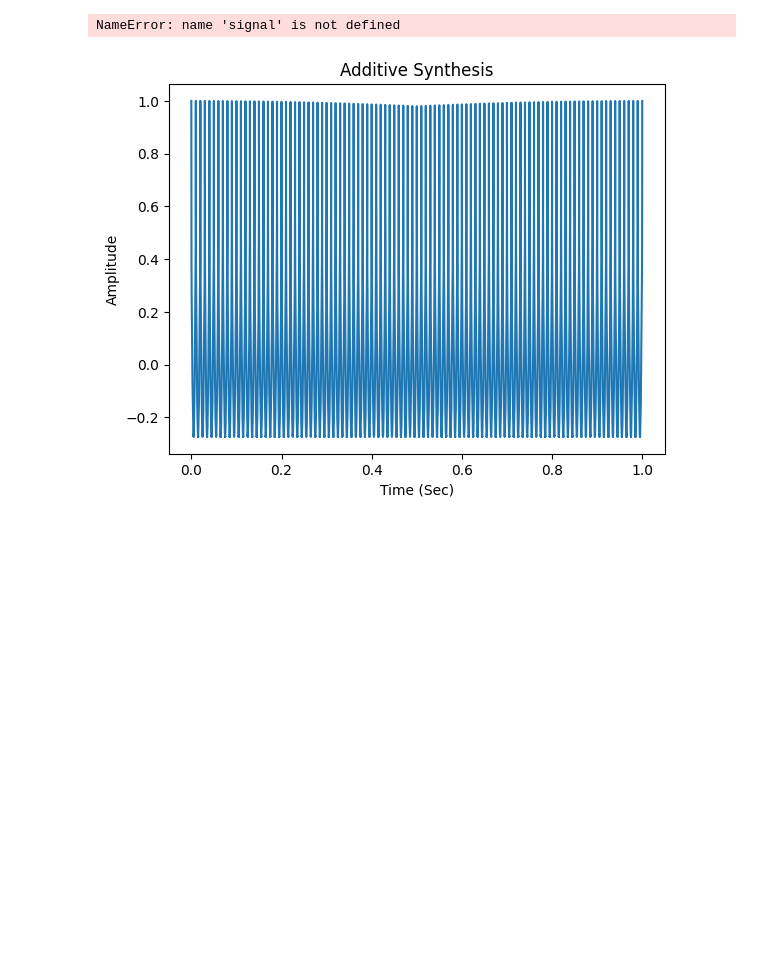
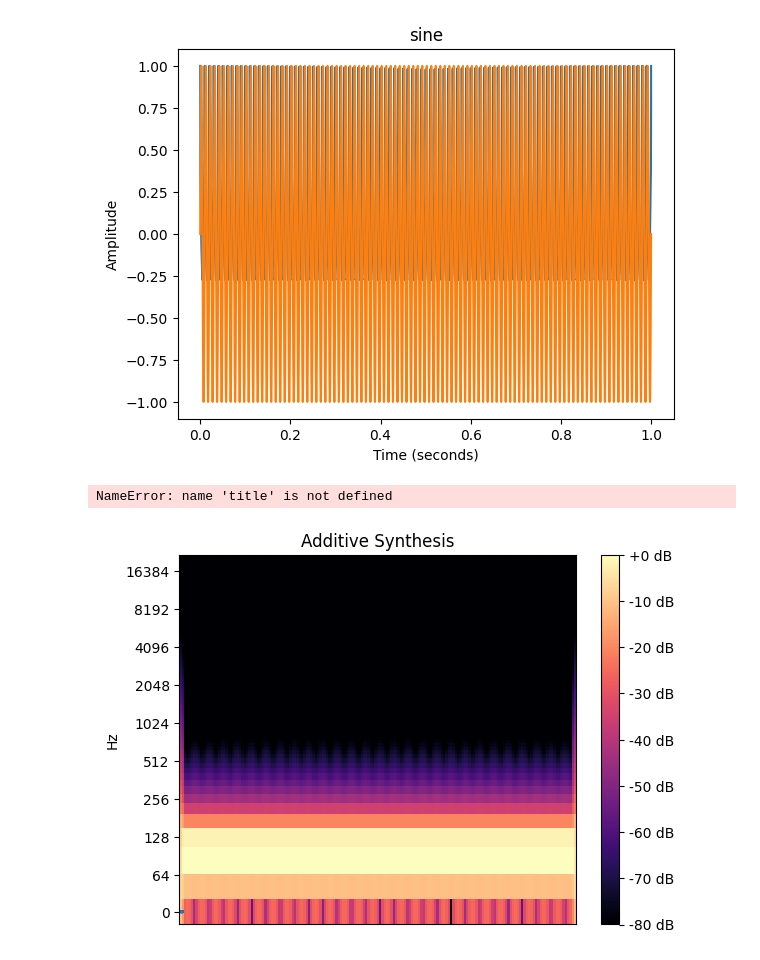
Before and after one commit to EhrenWade/MusicComputing, a Jupyter notebook: assignments/labAssignment4.ipynb, the cells around one changed output. Drawn from its saved outputs; the diff is of its cells as text; code cells hidden in the pictures; blank space fills up the shorter version.

```diff
--- a/assignments/labAssignment4.ipynb
+++ b/assignments/labAssignment4.ipynb
@@ -40,6 +40,12 @@ def plotAudio2(sig,sampleRate,title):
 def plotAudioFreqDomain():
 
     # from Assignment 3
+
+    signal= makeWaveforms(frequency, samplingRate, numHarmonics, waveType)
+
+    sig = signal
+
+    sr = samplingRate
 
     spec = librosa.amplitude_to_db(np.abs(librosa.stft(sig,n_fft=winSize)),ref=np.max)
 
@@ -119,11 +125,11 @@ def visualizeWaveforms(frequency, samplingRate, numHarmonics, waveType):
   # call makeWaveform()
   # test whether makeWaveforms() runs without error before you try plotting anything
 
-  makeWaveforms(frequency, samplingRate, numHarmonics, waveType)
+  signal = makeWaveforms(frequency, samplingRate, numHarmonics, waveType)
 
   # call plotAudio2()
 
-  plotAudio2(signal,sampleRate,title)
+  plotAudio2(signal,samplingRate,waveType)
 
   # call plotAudioFreqDomain()
 
@@ -131,25 +137,24 @@ def visualizeWaveforms(frequency, samplingRate, numHarmonics, waveType):
 
   # return the output of makeWaveform()
 
-  return makeWaveforms(frequency, samplingRate, numHarmonics, waveType)
+  return signal
 # %%
 frequency = 100
 samplingRate = 44100
 numHarmonics = 100
 waveType = 'sine'
 winSize = 1024
 specType = 'log'
 
 #visualizeWaveforms()
 #IPython.display.Audio()
 
 visualizeWaveforms(frequency, samplingRate, numHarmonics, waveType)
-IPython.display.Audio()
-
-signal = makeWaveforms(frequency, samplingRate, numHarmonics, waveType)
+IPython.display.Audio(data=signal, rate=samplingRate)
 # %% [output]
+[figure, new version]
-NameError: name 'signal' is not defined
+NameError: name 'title' is not defined
-[figure, old version]
+[figure, added]
 # %%
 frequency = 100
 samplingRate = 44100
```
Also changed, not shown: parts of 1 cell of this notebook.
